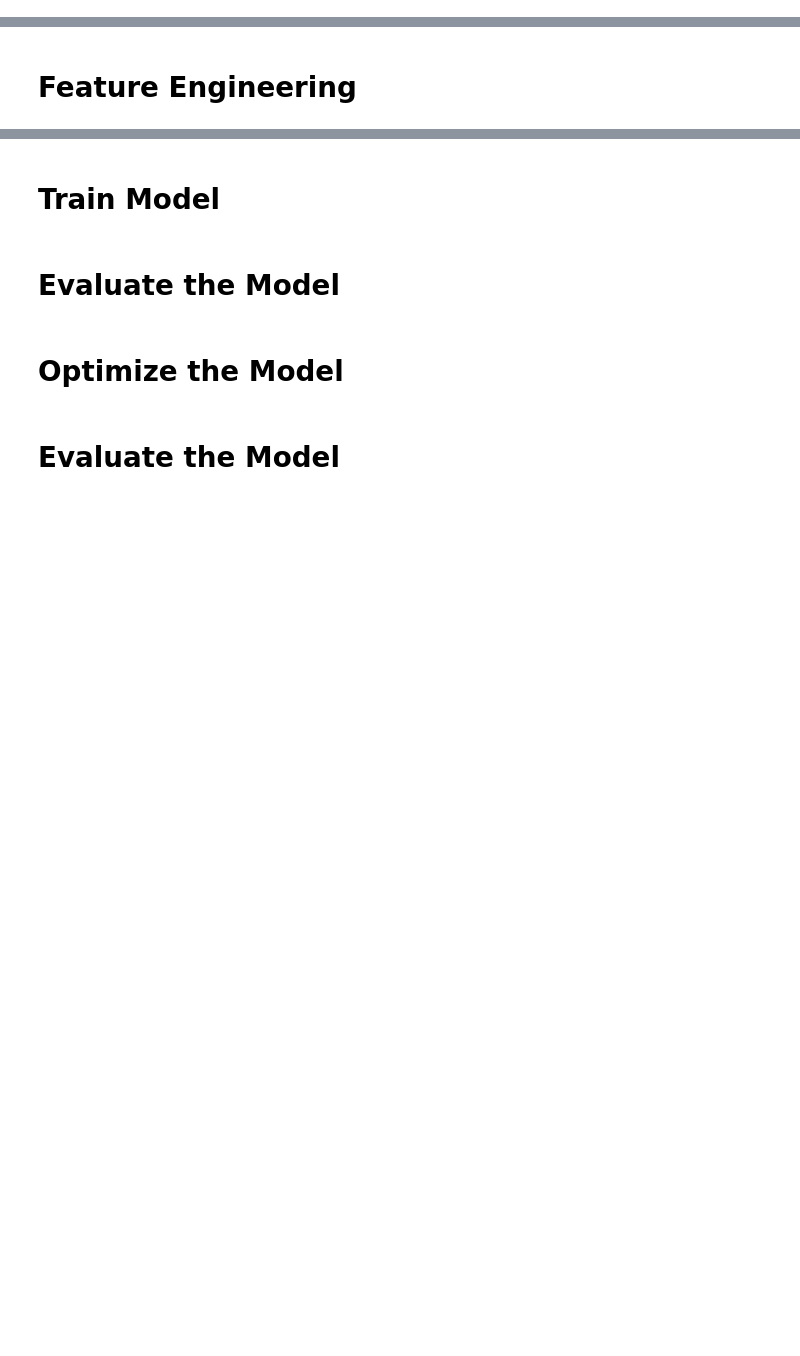
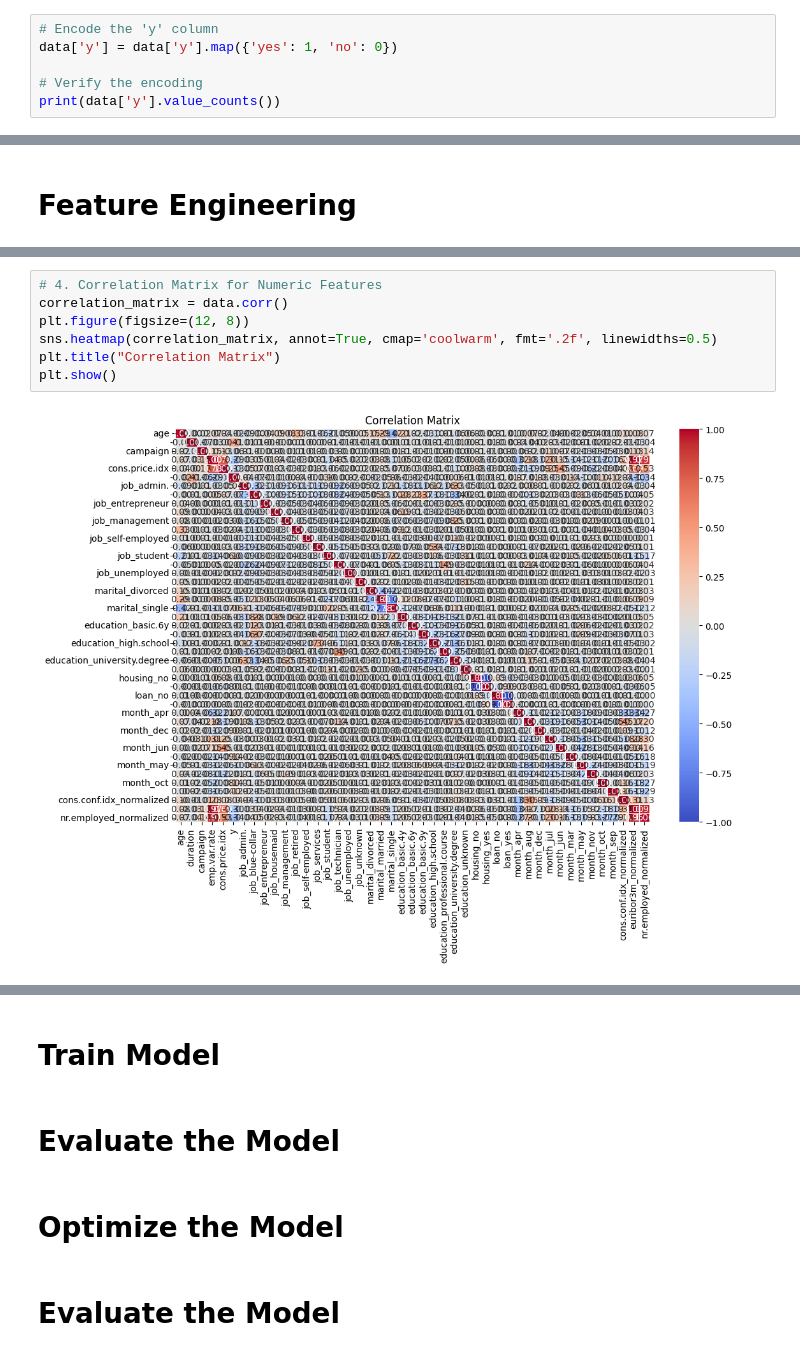
Before and after one commit to vihanga-induwara/CM2604-CW-Bank-Marketing, a Jupyter notebook: Bank Marketing.ipynb, the cells around one changed output, grey strips where cells are left out. Cells and saved outputs as stored; diff of their text form; blank space fills up the shorter version.

```diff
--- a/Bank Marketing.ipynb
+++ b/Bank Marketing.ipynb
@@ -1335,0 +1371,6 @@ print(data.head())
+# %%
+# Encode the 'y' column
+data['y'] = data['y'].map({'yes': 1, 'no': 0})
+
+# Verify the encoding
+print(data['y'].value_counts())
@@ -1357,0 +1546,9 @@ print(data.head(5))
+# %%
+# 4. Correlation Matrix for Numeric Features
+correlation_matrix = data.corr()
+plt.figure(figsize=(12, 8))
+sns.heatmap(correlation_matrix, annot=True, cmap='coolwarm', fmt='.2f', linewidths=0.5)
+plt.title("Correlation Matrix")
+plt.show()
+# %% [output]
+[figure, added]
```
Also changed, not shown: parts of 60 cells of this notebook.
